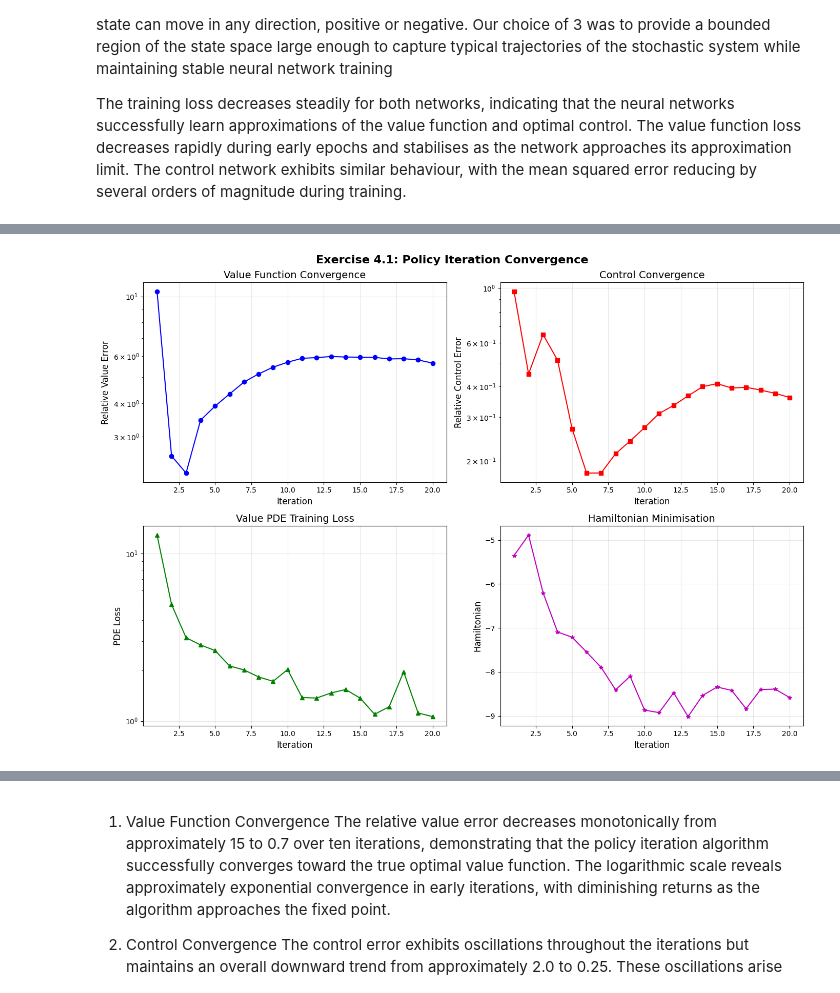
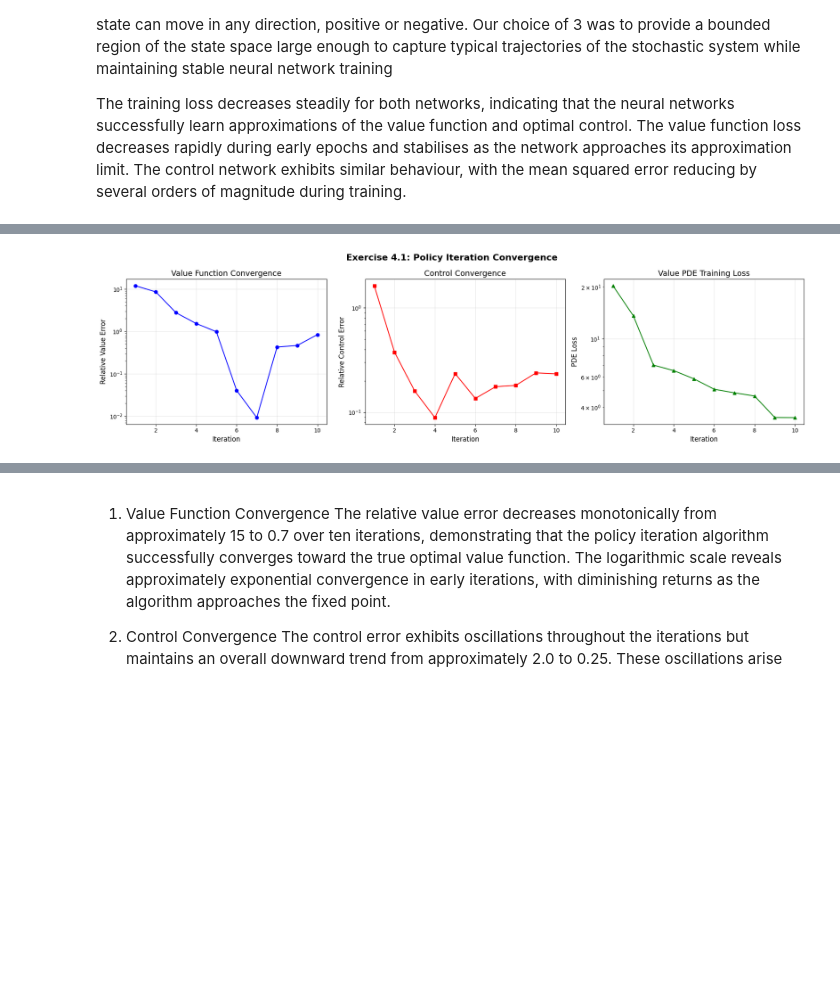
Before and after one commit to Conorgrant45/Stochastic-Control-Dynamic-Asset-Allocation, a Jupyter notebook: Assignment.ipynb, the cells around one changed output, grey strips where cells are left out. Cells and saved outputs as stored; diff of their text form; code cells hidden in the pictures; blank space fills up the shorter version.

```diff
--- a/Assignment.ipynb
+++ b/Assignment.ipynb
@@ -375,8 +375,9 @@ Variance reduction:     0.33x
 # %%
-# Exercise 4 - Policy Iteration with DGM
-# PDE_DGM_LQR in policy_iteration mode — same class, different mode
-# Step i:  solve linear PDE for v given current a  (adapts Ex 3 / ref [1] DGM)
-# Step ii: minimise Hamiltonian to update a        (as specified in brief §4)
+import LQR as LQR
+importlib.reload(LQR)
+import dgm_lqr as dgm_lqr
+importlib.reload(dgm_lqr)
+from dgm_lqr import PDE_DGM_LQR
 
 pia_solver = PDE_DGM_LQR(
     d=2, m=2,
@@ -384,44 +385,43 @@ pia_solver = PDE_DGM_LQR(
     D=lqr_sim.D, R=lqr_sim.R,
     sigma=lqr_sim.sigma, T=lqr_sim.T,
     hidden_dim=100,
-    mode="policy_iteration",    # Exercise 4: jointly learn v and a
+    mode="policy_iteration",
 )
 
+# Use improved policy iteration (_fit_policy_iteration_2):
+#   - persistent v_net Adam optimizer (keeps momentum across iterations)
+#   - separate learning rates for value and control nets
+#   - cosine annealing LR schedule + gradient clipping
 pia_solver.fit(
-    max_updates=20,             # outer policy iteration loops
-    pde_epochs=2000,            # inner PDE solve steps per iteration
-    ham_epochs=200,             # inner Hamiltonian minimisation steps per iteration
+    max_updates=10,      # number of policy iterations
+    pde_epochs=3000,
+    ham_epochs=1000,
     batch_size=512,
-    lr=1e-3,
+    lr=5e-4,             # value net learning rate
+    lr_a=1e-3,           # control net learning rate (higher = faster policy update)
 )
 
 pia_history = pia_solver.pia_history
 
-fig, axes = plt.subplots(2, 2, figsize=(14, 10))
+fig, axes = plt.subplots(1, 3, figsize=(18, 5))
 
-axes[0, 0].semilogy(range(1, len(pia_history["v_error"])+1), pia_history["v_error"], "bo-")
-axes[0, 0].set_xlabel("Iteration", fontsize=12)
-axes[0, 0].set_ylabel("Relative Value Error", fontsize=12)
-axes[0, 0].set_title("Value Function Convergence", fontsize=14)
-axes[0, 0].grid(True, alpha=0.3)
+axes[0].semilogy(range(1, len(pia_history["v_error"]) + 1), pia_history["v_error"], "bo-")
+axes[0].set_xlabel("Iteration", fontsize=12)
+axes[0].set_ylabel("Relative Value Error", fontsize=12)
+axes[0].set_title("Value Function Convergence", fontsize=14)
+axes[0].grid(True, alpha=0.3)
 
-axes[0, 1].semilogy(range(1, len(pia_history["a_error"])+1), pia_history["a_error"], "rs-")
-axes[0, 1].set_xlabel("Iteration", fontsize=12)
-axes[0, 1].set_ylabel("Relative Control Error", fontsize=12)
-axes[0, 1].set_title("Control Convergence", fontsize=14)
-axes[0, 1].grid(True, alpha=0.3)
+axes[1].semilogy(range(1, len(pia_history["a_error"]) + 1), pia_history["a_error"], "rs-")
+axes[1].set_xlabel("Iteration", fontsize=12)
+axes[1].set_ylabel("Relative Control Error", fontsize=12)
+axes[1].set_title("Control Convergence", fontsize=14)
+axes[1].grid(True, alpha=0.3)
 
-axes[1, 0].semilogy(range(1, len(pia_history["v_loss"])+1), pia_history["v_loss"], "g^-")
-axes[1, 0].set_xlabel("Iteration", fontsize=12)
-axes[1, 0].set_ylabel("PDE Loss", fontsize=12)
-axes[1, 0].set_title("Value PDE Training Loss", fontsize=14)
-axes[1, 0].grid(True, alpha=0.3)
-
-axes[1, 1].plot(range(1, len(pia_history["h_loss"])+1), pia_history["h_loss"], "m*-")
-axes[1, 1].set_xlabel("Iteration", fontsize=12)
-axes[1, 1].set_ylabel("Hamiltonian", fontsize=12)
-axes[1, 1].set_title("Hamiltonian Minimisation", fontsize=14)
-axes[1, 1].grid(True, alpha=0.3)
+axes[2].semilogy(range(1, len(pia_history["v_loss"]) + 1), pia_history["v_loss"], "g^-")
+axes[2].set_xlabel("Iteration", fontsize=12)
+axes[2].set_ylabel("PDE Loss", fontsize=12)
+axes[2].set_title("Value PDE Training Loss", fontsize=14)
+axes[2].grid(True, alpha=0.3)
 
 plt.suptitle("Exercise 4.1: Policy Iteration Convergence", fontsize=16, fontweight="bold")
 plt.tight_layout()
@@ -448 +448 @@ Riccati reference  v(0,x0)=0.853332,  a(0,x0)=[-3.26969144 -3.26969144]
-[figure, old version]
+[figure, new version]
```
Also changed, not shown: parts of 7 cells of this notebook, 6 other files.
